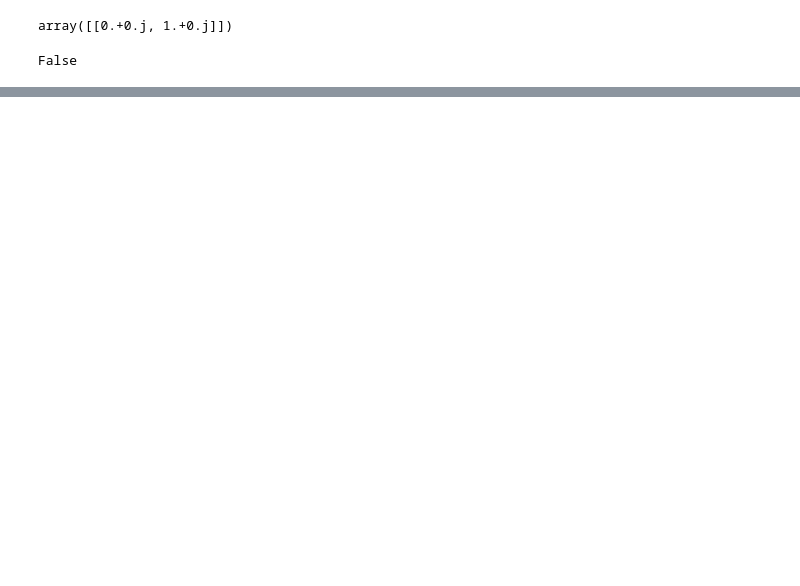
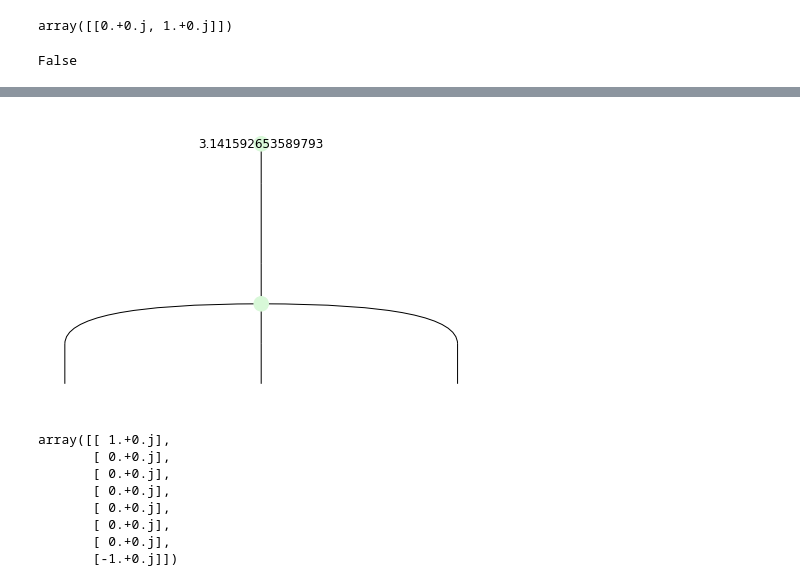
Before and after one commit to edwinagnew/zxw-diagrams, a Jupyter notebook: calcs.ipynb, the cells around one changed output, grey strips where cells are left out. Cells and saved outputs as stored; diff of their text form; code cells hidden in the pictures; blank space fills up the shorter version.

```diff
--- a/calcs.ipynb
+++ b/calcs.ipynb
@@ -2,6 +2,9 @@
 from pyfile import eval, eq
 from discopy.quantum.zx import Spider, Id
 from spiders import W, Z, Swap, H, CZ, FSwap, X
+
+import numpy as np
+pi = np.pi
 # %%
 W(2, False).draw()
 # %% [output]
@@ -160,0 +188,14 @@ array([[0.+0.j, 1.+0.j]])
+# %%
+B = Z(0, 1, pi) >> Z(1, 3)
+B.draw()
+eval(B)
+# %% [output]
+[figure, added]
+array([[ 1.+0.j],
+       [ 0.+0.j],
+       [ 0.+0.j],
+       [ 0.+0.j],
+       [ 0.+0.j],
+       [ 0.+0.j],
+       [ 0.+0.j],
+       [-1.+0.j]])
```
Also changed, not shown: parts of 12 cells of this notebook, 1 other file.
